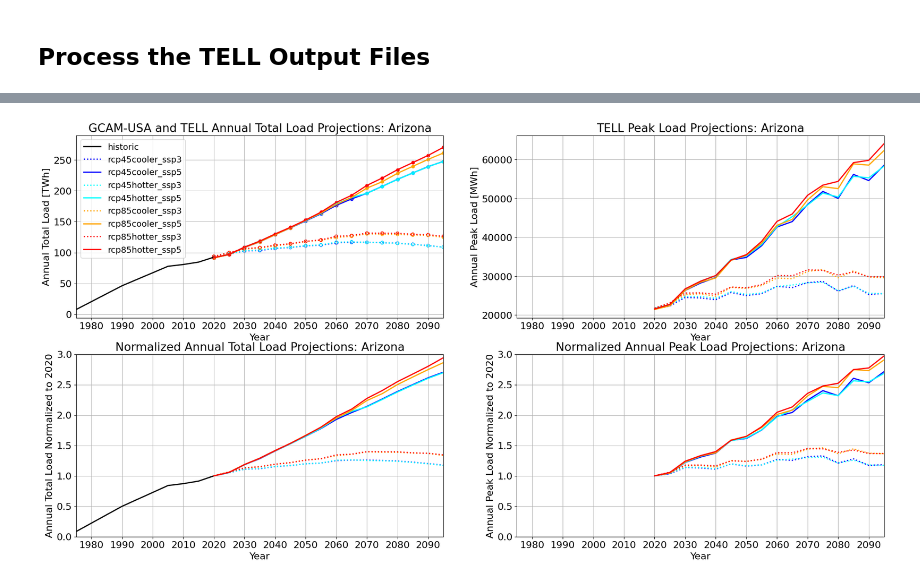
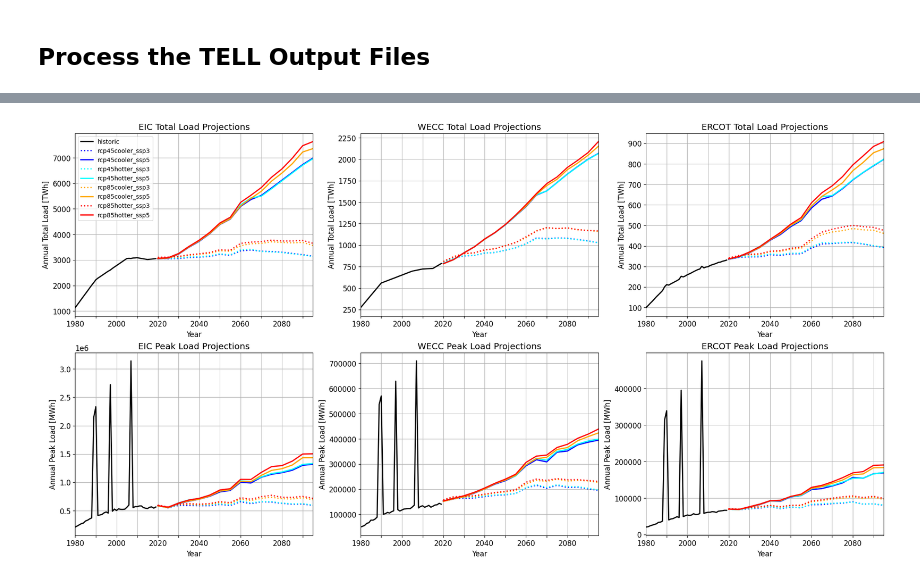
Before and after one commit to IMMM-SFA/burleyson-etal_2024_applied_energy, a Jupyter notebook: notebooks/interconnection_load_analysis.ipynb, the cells around one changed output, grey strips where cells are left out. Drawn from its saved outputs; the diff is of its cells as text; code cells hidden in the pictures.

```diff
--- a/notebooks/interconnection_load_analysis.ipynb
+++ b/notebooks/interconnection_load_analysis.ipynb
@@ -14,9 +14,5 @@ import matplotlib.pyplot as plt
 # %%
 # Identify the top-level directory and the subdirectory where the data will be stored:
 data_input_dir =  '/Users/burl878/Documents/IMMM/Data/TELL/Production_Runs/tell_data/'
-data_output_dir =  '/Users/burl878/Documents/Code/code_repos/exp_group_b_test/analyses/data/'
-image_output_dir =  '/Users/burl878/Documents/Code/code_repos/exp_group_b_test/analyses/plots/gcam_tell_load_analysis/'
-
-# If the "image_output_dir" subdirectory doesn't exist then create it:
-if not os.path.exists(image_output_dir):
-   os.makedirs(image_output_dir)
+data_output_dir =  '/Users/burl878/Documents/Code/code_repos/burleyson-etal_2023_tbd/data/'
+image_output_dir =  '/Users/burl878/Documents/Code/code_repos/burleyson-etal_2023_tbd/figures/'
@@ -79,3 +19,6 @@ See the caveats in the documentation: https://pandas.pydata.org/pandas-docs/stab
 # %% [markdown]
 ## Process the TELL Output Files
+# %%
+# Read in the BA-to-Interconnection mapping file:
+ba_mapping = pd.read_csv(data_output_dir + 'BA_to_Interconnection_Mapping.csv')
 # %%
@@ -302,9 +281,9 @@ def plot_load_time_series(state_name: str, state_abbreviation: str,
 # %%
-plot_load_time_series(state_name = 'Arizona',
-                      state_abbreviation = 'AZ',
-                      data_input_dir = data_output_dir,
-                      image_output_dir = image_output_dir,
-                      image_resolution = 300,
-                      save_images = True)
+a = plot_interconnection_load_time_series(data_input_dir = data_output_dir,
+                                          image_output_dir = image_output_dir,
+                                          image_resolution = 300,
+                                          save_images = False)
+
+a
 # %% [output]
-[figure, old version]
+[figure, new version]
```
Also changed, not shown: parts of 5 cells of this notebook.
